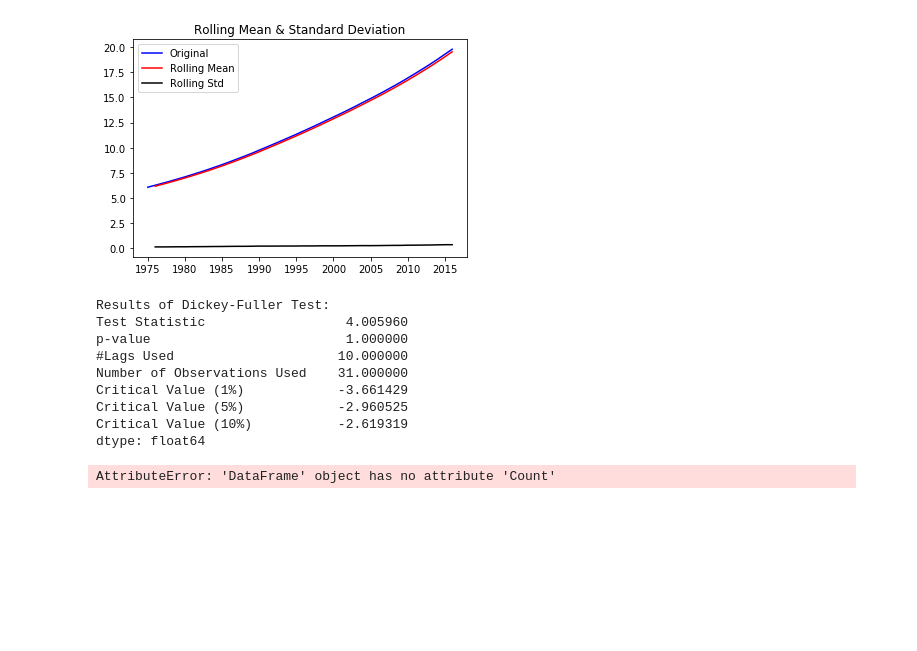
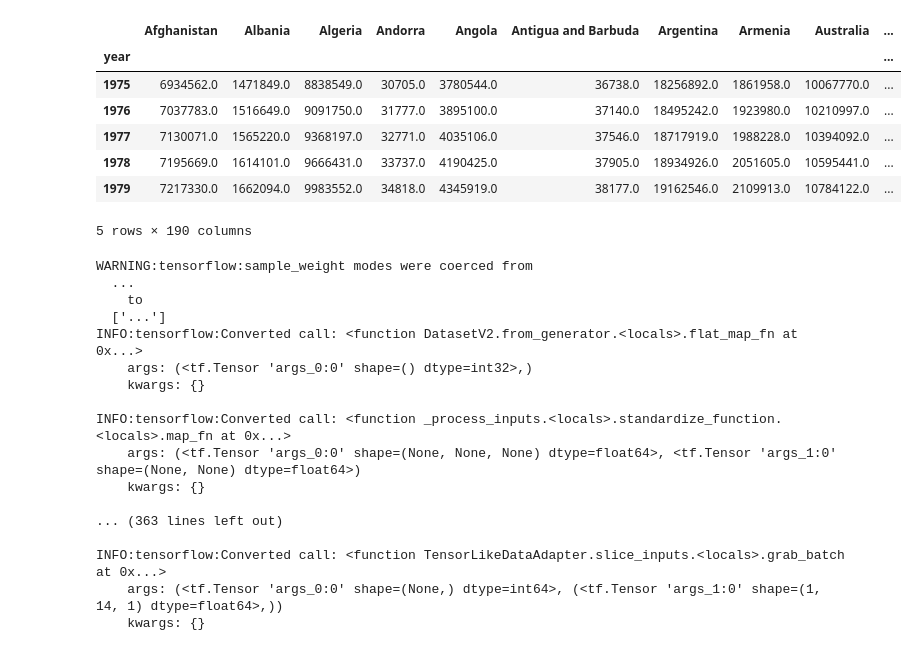
Before and after one commit to midumass/World-Obesity, a Jupyter notebook: Obesity_Predictions.ipynb, the cells around one changed output. Saved outputs shown, nothing was run; the diff lists cells and outputs as text; code cells hidden in the pictures; blank space fills up the shorter version.

```diff
--- a/Obesity_Predictions.ipynb
+++ b/Obesity_Predictions.ipynb
@@ -103,32 +43,0 @@ def test_stationarity(timeseries):
-# %%
-test_stationarity(obs_ts['mean_yr'])
-# %% [output]
-[figure, removed]
-Results of Dickey-Fuller Test:
-Test Statistic                  4.005960
-p-value                         1.000000
-#Lags Used                     10.000000
-Number of Observations Used    31.000000
-Critical Value (1%)            -3.661429
-Critical Value (5%)            -2.960525
-Critical Value (10%)           -2.619319
-dtype: float64
-# %%
-dd = np.asarray(train.Count)
-
-y_hat = test.copy()
-y_hat['naive'] = dd[len(dd)-1]
-plt.figure(figsize=(12,8))
-plt.plot(train.index, train['Count'], label='Train')
-plt.plot(test.index,test['Count'], label='Test')
-plt.plot(y_hat.index,y_hat['naive'], label='Naive Forecast')
-plt.legend(loc='best')
-plt.title("Naive Forecast")
-plt.savefig('time-series-naive-approach.png')
-
-from sklearn.metrics import mean_squared_error
-from math import sqrt
-rms = sqrt(mean_squared_error(test.Count, y_hat.naive))
-print('RMSE with naive approach : ', rms)
-# %% [output]
-AttributeError: 'DataFrame' object has no attribute 'Count'
@@ -143,0 +44,11 @@ plt.show()
+# %%
+pop.head()
+# %% [output]
+|  | Afghanistan | Albania | Algeria | Andorra | Angola | Antigua and Barbuda | Argentina | Armenia | Australia | ... |
+| year |  |  |  |  |  |  |  |  |  | ... |
+| 1975 | 6934562.0 | 1471849.0 | 8838549.0 | 30705.0 | 3780544.0 | 36738.0 | 18256892.0 | 1861958.0 | 10067770.0 | ... |
+| 1976 | 7037783.0 | 1516649.0 | 9091750.0 | 31777.0 | 3895100.0 | 37140.0 | 18495242.0 | 1923980.0 | 10210997.0 | ... |
+| 1977 | 7130071.0 | 1565220.0 | 9368197.0 | 32771.0 | 4035106.0 | 37546.0 | 18717919.0 | 1988228.0 | 10394092.0 | ... |
+| 1978 | 7195669.0 | 1614101.0 | 9666431.0 | 33737.0 | 4190425.0 | 37905.0 | 18934926.0 | 2051605.0 | 10595441.0 | ... |
+| 1979 | 7217330.0 | 1662094.0 | 9983552.0 | 34818.0 | 4345919.0 | 38177.0 | 19162546.0 | 2109913.0 | 10784122.0 | ... |
+5 rows × 190 columns
@@ -143,0 +112,21 @@ plt.show()
+# %%
+# How will the obese population look in 2030?
+obs_ts = TimeSeriesPredictor(obs_sums, 14, 1)
+# %% [output]
+WARNING:tensorflow:sample_weight modes were coerced from
+  ...
+    to
+  ['...']
+INFO:tensorflow:Converted call: <function DatasetV2.from_generator.<locals>.flat_map_fn at 0x...>
+    args: (<tf.Tensor 'args_0:0' shape=() dtype=int32>,)
+    kwargs: {}
+
+INFO:tensorflow:Converted call: <function _process_inputs.<locals>.standardize_function.<locals>.map_fn at 0x...>
+    args: (<tf.Tensor 'args_0:0' shape=(None, None, None) dtype=float64>, <tf.Tensor 'args_1:0' shape=(None, None) dtype=float64>)
+    kwargs: {}
+
+... (363 lines left out)
+
+INFO:tensorflow:Converted call: <function TensorLikeDataAdapter.slice_inputs.<locals>.grab_batch at 0x...>
+    args: (<tf.Tensor 'args_0:0' shape=(None,) dtype=int64>, (<tf.Tensor 'args_1:0' shape=(1, 14, 1) dtype=float64>,))
+    kwargs: {}
```
Also changed, not shown: parts of 23 cells of this notebook, 5 other files.
